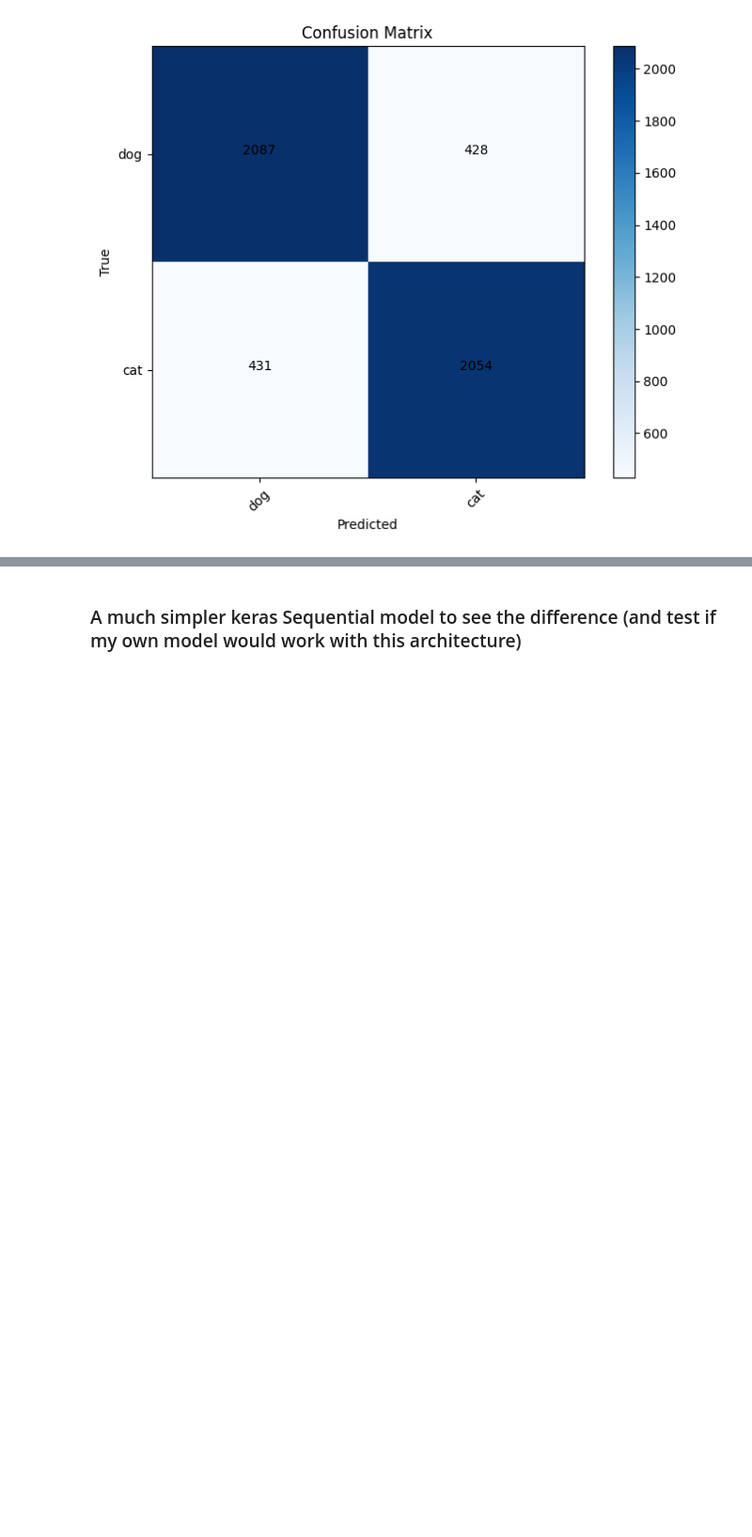
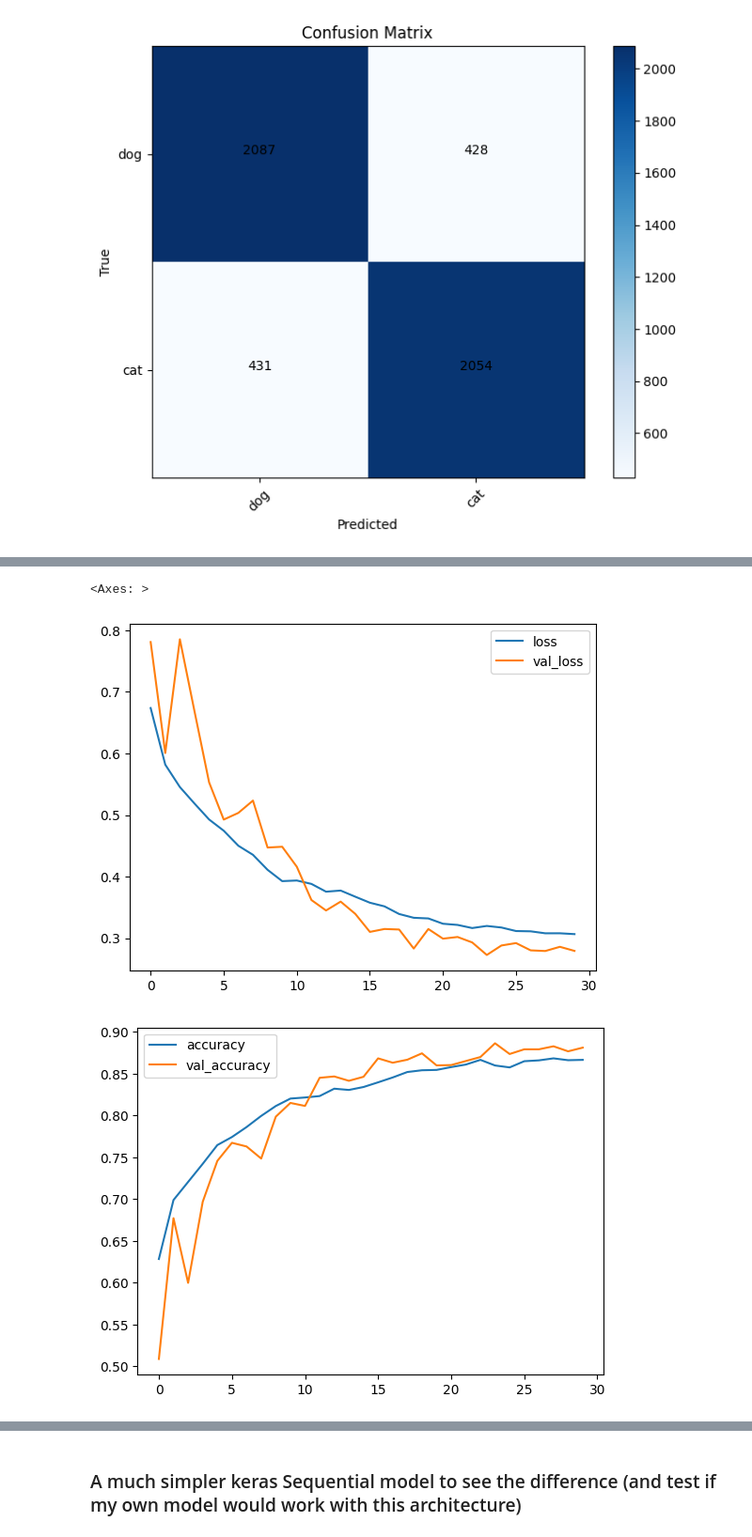
Before and after one commit to flowqrr/dogs_cats_cnn, a Jupyter notebook: dogs-vs-cats/other_models.ipynb, the cells around one changed output, grey strips where cells are left out. Shown at 94% size. Cells and saved outputs as stored; diff of their text form; code cells hidden in the pictures; blank space fills up the shorter version.

Commit message:
Added ReLU model

```diff
--- a/dogs-vs-cats/other_models.ipynb
+++ b/dogs-vs-cats/other_models.ipynb
@@ -313,0 +376,16 @@ weighted avg       0.83      0.83      0.83      5000
+# %%
+# batch_size = 500
+
+sess = tf.compat.v1.Session(config=tf.compat.v1.ConfigProto(log_device_placement=True))
+
+fast = False
+epochs = 5 if fast else 30
+
+history = model.fit(train_generator,
+                    epochs=epochs,
+                    validation_data=validation_generator,
+                    validation_steps=validation_size // batch_size,
+                    steps_per_epoch=train_size // batch_size,
+                    callbacks=callbacks)
+
+sess.close()
@@ -313,0 +410,9 @@ weighted avg       0.83      0.83      0.83      5000
+# %%
+history_frame = pd.DataFrame(history.history)
+
+history_frame.loc[:, ['loss', 'val_loss']].plot()
+history_frame.loc[:, ['accuracy', 'val_accuracy']].plot()
+# %% [output]
+<Axes: >
+[figure, added]
+[figure, added]
```
Also changed, not shown: parts of 4 cells of this notebook.
